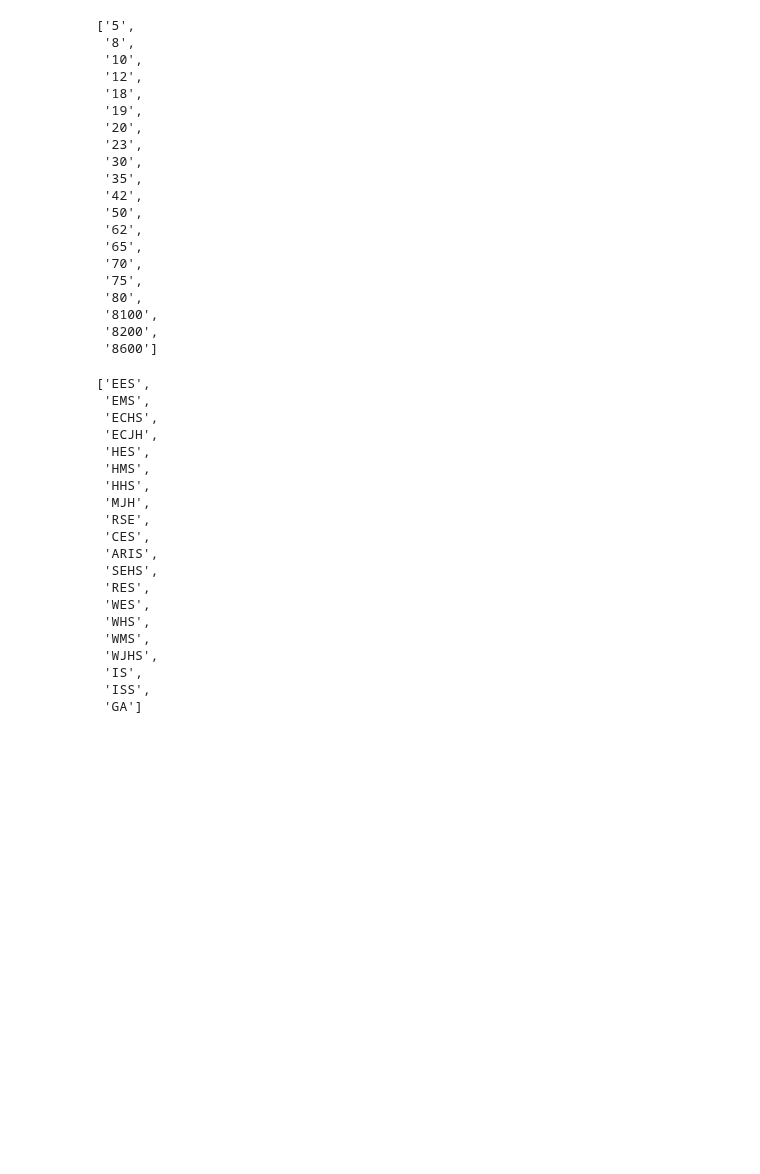
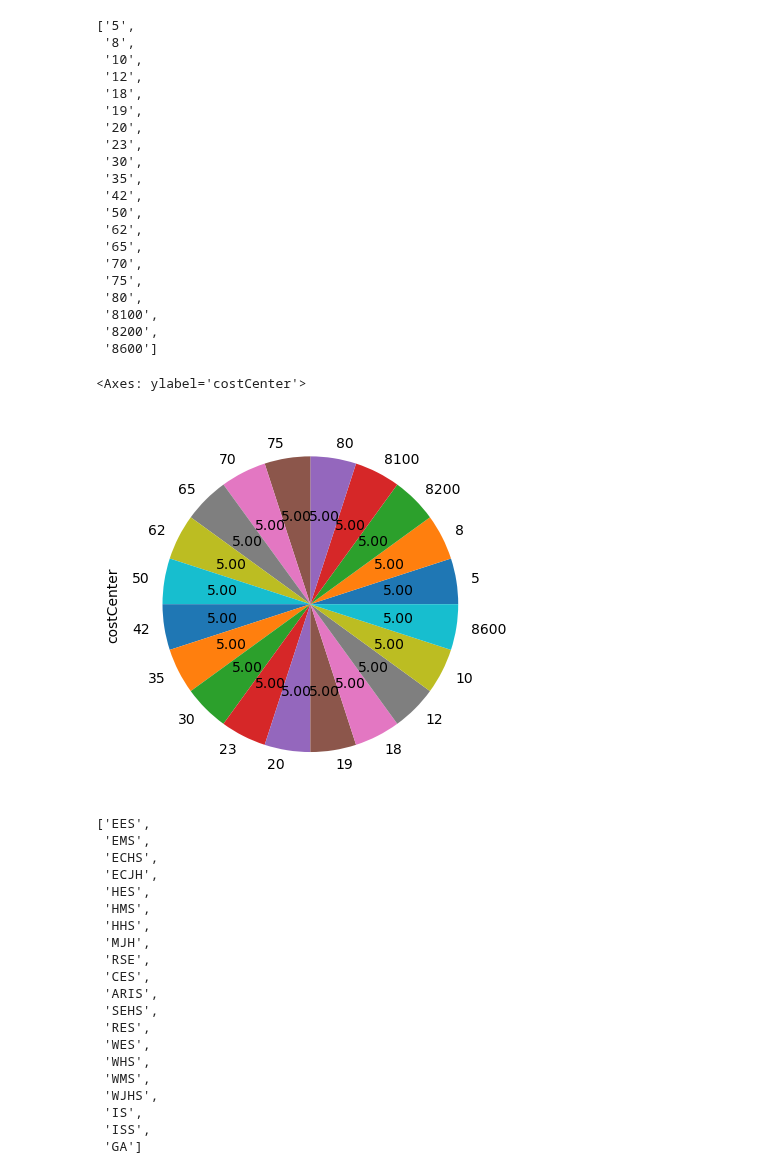
Before and after one commit to level-data-1a/predicting-proficiency, a Jupyter notebook: louisemarie-explore.ipynb, the cells around one changed output. Saved outputs shown, nothing was run; the diff lists cells and outputs as text; code cells hidden in the pictures; blank space fills up the shorter version.

```diff
--- a/louisemarie-explore.ipynb
+++ b/louisemarie-explore.ipynb
@@ -228,6 +231,11 @@ cost_center_list
  '8100',
  '8200',
  '8600']
+# %%
+schools['costCenter'].value_counts().plot.pie(autopct='%.2f')
+# %% [output]
+<Axes: ylabel='costCenter'>
+[figure, added]
 # %%
 abbreviation_list = schools['abbreviation'].unique().tolist()
 abbreviation_list
```
Also changed, not shown: parts of 7 cells of this notebook.
